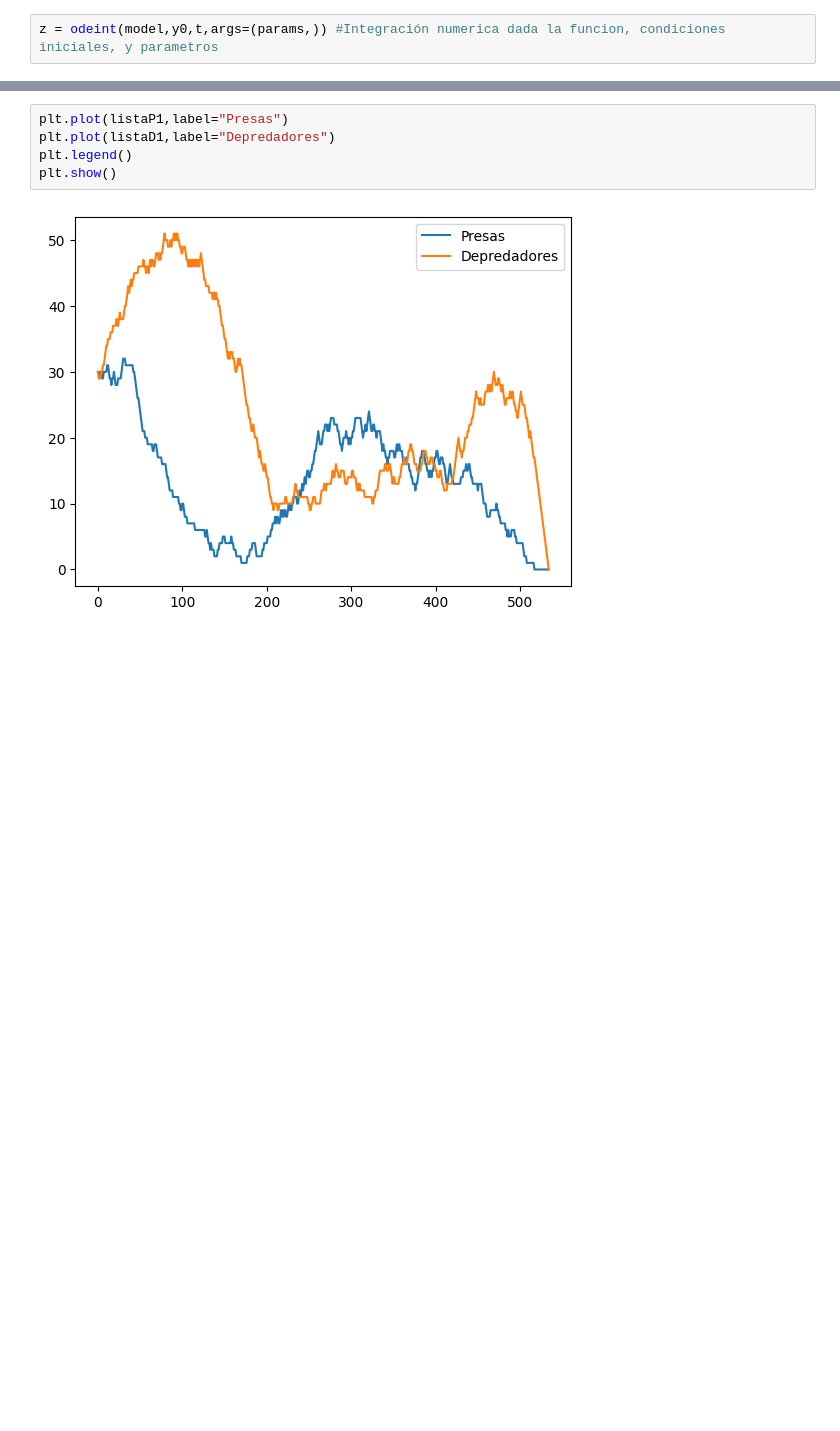
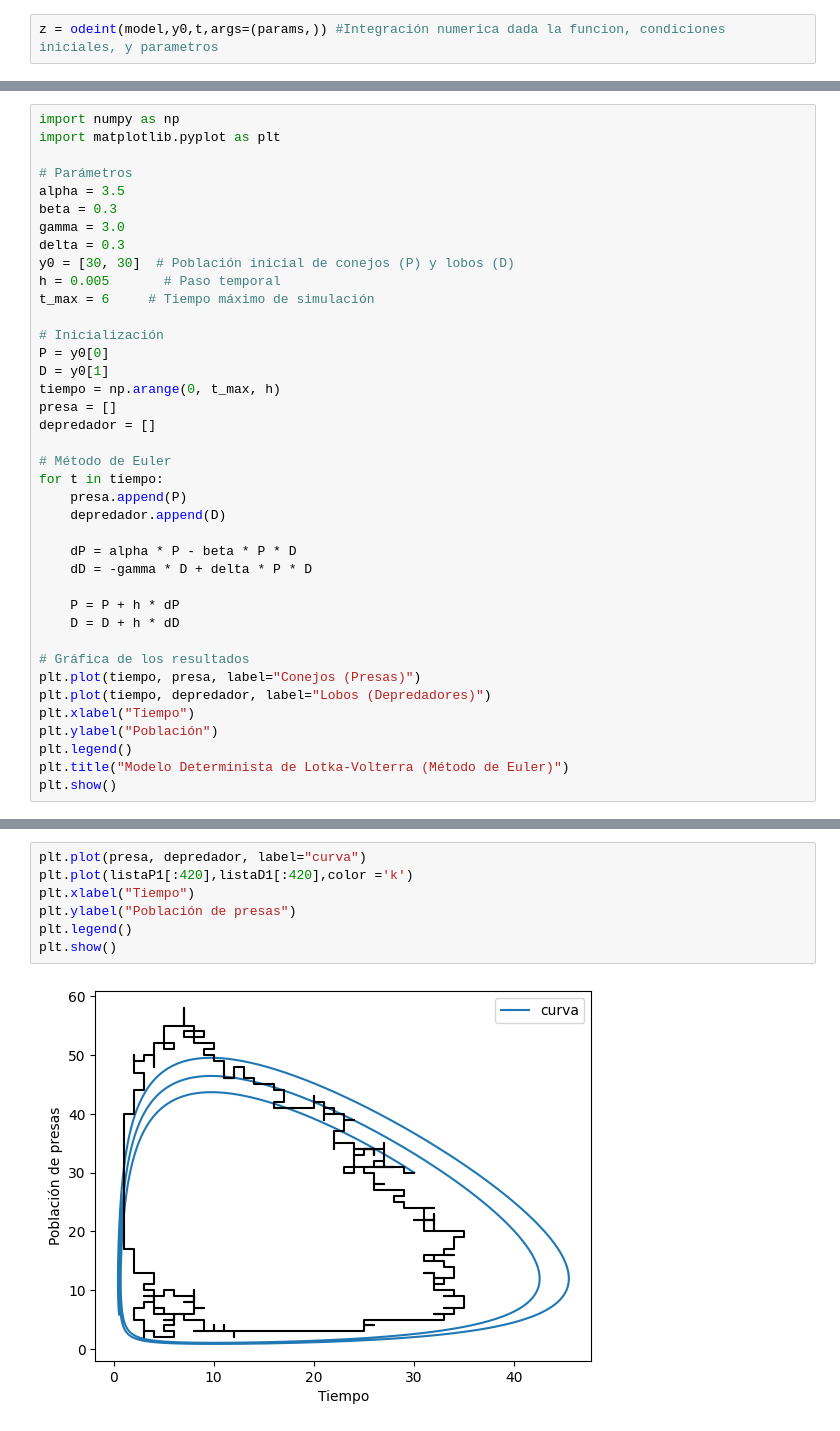
Before and after one commit to ZahibVentura/M-todos-de-Optimizaci-n-, a Jupyter notebook: Lotk_Volterra.ipynb, the cells around one changed output, grey strips where cells are left out. Saved outputs shown, nothing was run; the diff lists cells and outputs as text; blank space fills up the shorter version.

```diff
--- a/Lotk_Volterra.ipynb
+++ b/Lotk_Volterra.ipynb
@@ -528,0 +256,39 @@ Iteración 534 --> Presas: 0, Depredadores: 0
+# %%
+import numpy as np
+import matplotlib.pyplot as plt
+
+# Parámetros
+alpha = 3.5
+beta = 0.3
+gamma = 3.0
+delta = 0.3
+y0 = [30, 30]  # Población inicial de conejos (P) y lobos (D)
+h = 0.005       # Paso temporal
+t_max = 6     # Tiempo máximo de simulación
+
+# Inicialización
+P = y0[0]
+D = y0[1]
+tiempo = np.arange(0, t_max, h)
+presa = []
+depredador = []
+
+# Método de Euler
+for t in tiempo:
+    presa.append(P)
+    depredador.append(D)
+
+    dP = alpha * P - beta * P * D
+    dD = -gamma * D + delta * P * D
+
+    P = P + h * dP
+    D = D + h * dD
+
+# Gráfica de los resultados
+plt.plot(tiempo, presa, label="Conejos (Presas)")
+plt.plot(tiempo, depredador, label="Lobos (Depredadores)")
+plt.xlabel("Tiempo")
+plt.ylabel("Población")
+plt.legend()
+plt.title("Modelo Determinista de Lotka-Volterra (Método de Euler)")
+plt.show()
@@ -529,7 +297,9 @@ Iteración 534 --> Presas: 0, Depredadores: 0
 # %%
-plt.plot(listaP1,label="Presas")
-plt.plot(listaD1,label="Depredadores")
+plt.plot(presa, depredador, label="curva")
+plt.plot(listaP1[:420],listaD1[:420],color ='k')
+plt.xlabel("Tiempo")
+plt.ylabel("Población de presas")
 plt.legend()
 plt.show()
 # %% [output]
-[figure, old version]
+[figure, new version]
```
Also changed, not shown: parts of 22 cells of this notebook.
